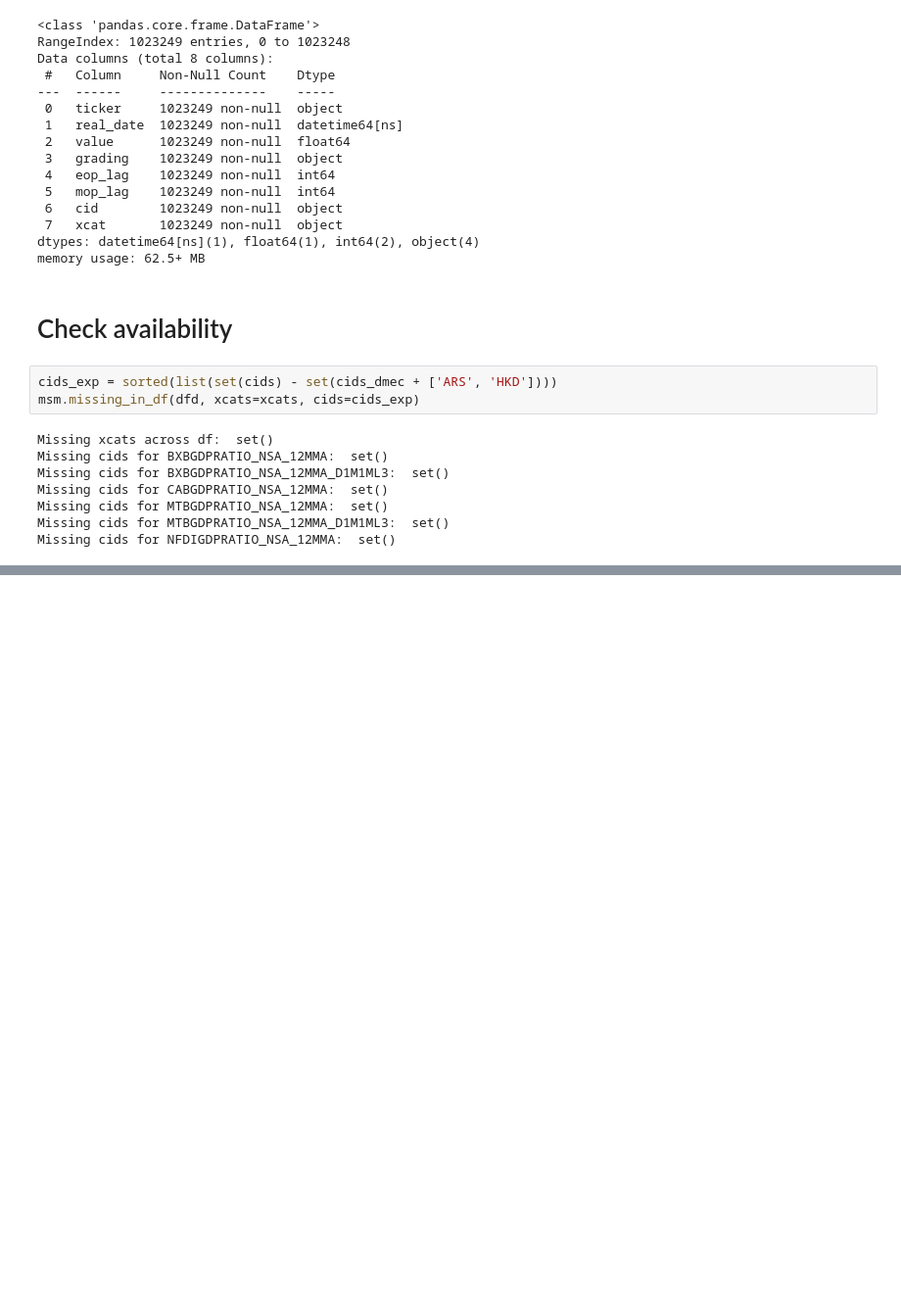
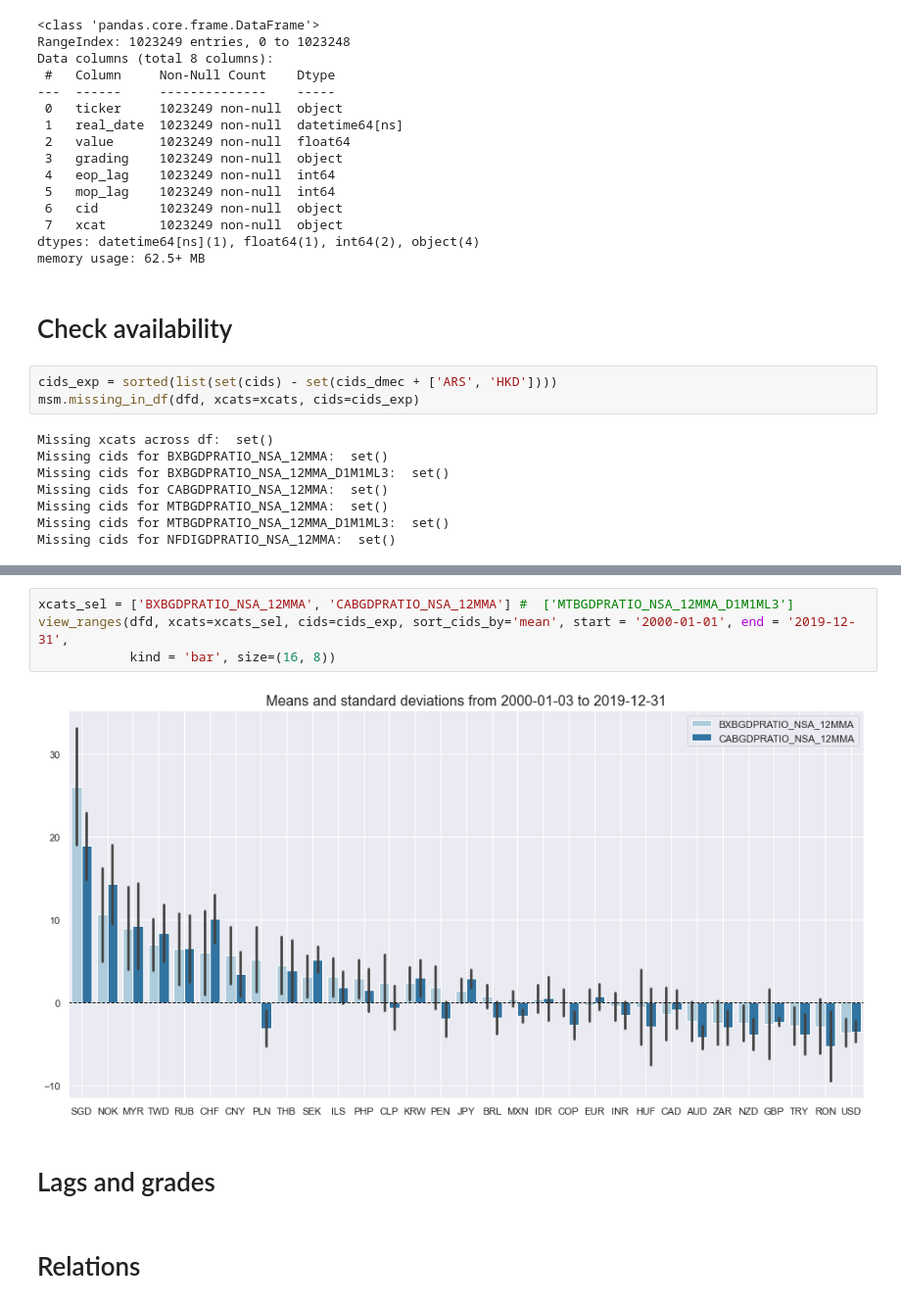
Before and after one commit to macrosynergy/macrosynergy, a Jupyter notebook: notebooks/reviews/quantamental/test.ipynb, the cells around one changed output, grey strips where cells are left out. Shown at 98% size. Saved outputs shown, nothing was run; the diff lists cells and outputs as text; blank space fills up the shorter version.

Commit message:
completes view_ranges

```diff
--- a/notebooks/reviews/quantamental/test.ipynb
+++ b/notebooks/reviews/quantamental/test.ipynb
@@ -82,0 +133,10 @@ msm.check_availability(dfd, xcats=xcats, cids=cids_exp)
+# %%
+xcats_sel = ['BXBGDPRATIO_NSA_12MMA', 'CABGDPRATIO_NSA_12MMA'] #  ['MTBGDPRATIO_NSA_12MMA_D1M1ML3']
+view_ranges(dfd, xcats=xcats_sel, cids=cids_exp, sort_cids_by='mean', start = '2000-01-01', end = '2019-12-31',
+            kind = 'bar', size=(16, 8))
+# %% [output]
+[figure, added]
+# %% [markdown]
+# Lags and grades
+# %% [markdown]
+# Relations
```
Also changed, not shown: parts of 3 cells of this notebook, 6 other files.
